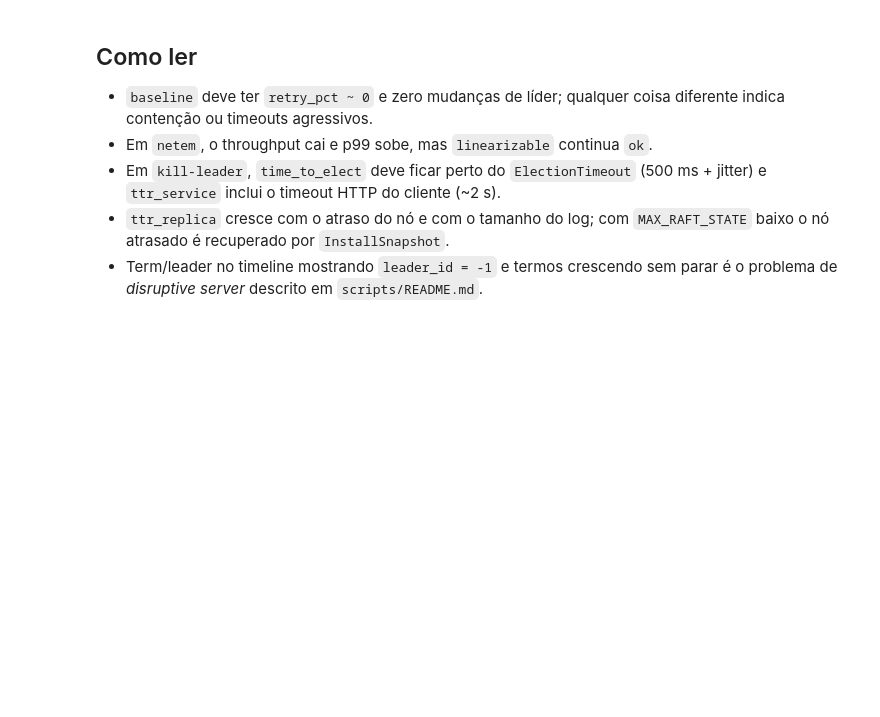
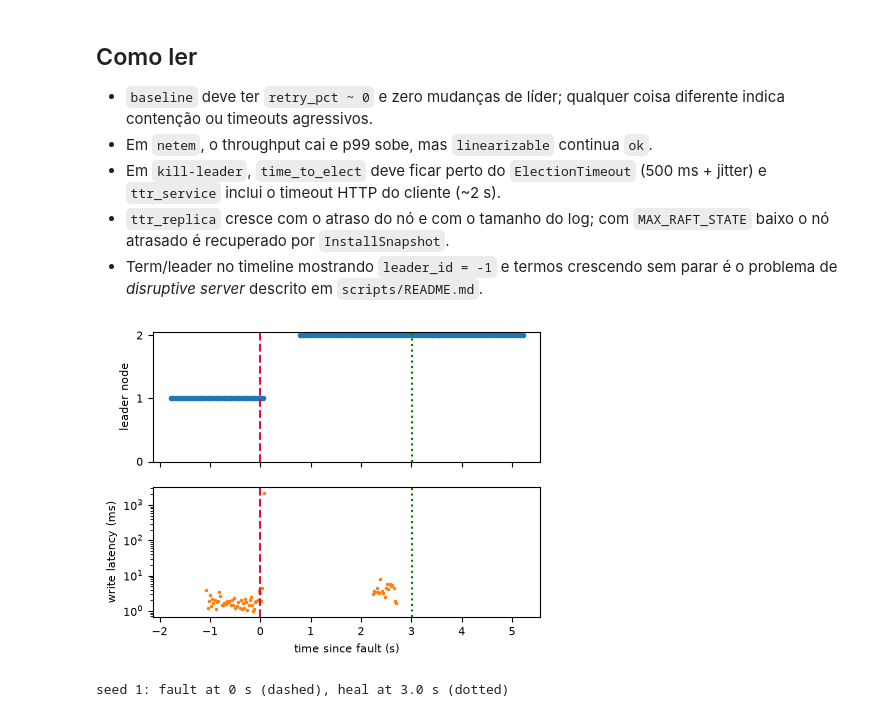
Before and after one commit to Everton-Colombo/6.824-labs, a Jupyter notebook: scripts/analysis.ipynb, the cells around one changed output. Cells and saved outputs as stored; diff of their text form; code cells hidden in the pictures; blank space fills up the shorter version.

```diff
--- a/scripts/analysis.ipynb
+++ b/scripts/analysis.ipynb
@@ -122,5 +137,5 @@ else:
 # %%
-SCENARIO = "kill-leader"   # any directory under scripts/experiments/
+SCENARIO = "kill-leader-n3"   # any directory under scripts/experiments/
 
 def latest_per_seed(prefix):
     """Newest `prefix-<seed>.csv` (fallback: `prefix.csv`), or None."""
@@ -178,3 +193,33 @@ if pr_path:
   `MAX_RAFT_STATE` baixo o nó atrasado é recuperado por `InstallSnapshot`.
 * Term/leader no timeline mostrando `leader_id = -1` e termos crescendo sem
   parar é o problema de *disruptive server* descrito em `scripts/README.md`.
+# %%
+# Report figure: the kill-leader-n3 seed with the median time-to-elect
+kill = EXP / "kill-leader-n3"
+sm = pd.read_csv(kill / "summary.csv")
+row = sm.sort_values("time_to_elect_ms").iloc[len(sm) // 2]
+seed, fault = int(row["seed"]), row["fault_unix_ms"]
+heal = (row["heal_unix_ms"] - fault) / 1000
+tl = pd.read_csv(kill / f"timeline-{seed}.csv")
+pr = pd.read_csv(kill / f"probe-{seed}.csv")
+tl["t"] = (tl["t_ms"] - fault) / 1000
+pr["t"] = (pr["start_ns"] / 1e6 - fault) / 1000
+lead = tl[tl["is_leader"]]
+
+fig, axes = plt.subplots(2, 1, figsize=(5, 3.7), sharex=True)
+axes[0].plot(lead["t"], lead["node"], ".", color="C0")
+axes[0].set(ylabel="leader node", yticks=sorted(tl["node"].unique()))
+axes[1].plot(pr["t"], pr["lat_ms"], ".", ms=3, color="C1")
+axes[1].set(yscale="log", ylabel="write latency (ms)", xlabel="time since fault (s)")
+for ax in axes:
+    ax.axvline(0, color="crimson", ls="--")
+    ax.axvline(heal, color="green", ls=":")
+
+figs = root / "docs" / "report" / "figs"
+figs.mkdir(parents=True, exist_ok=True)
+fig.savefig(figs / "kill-leader-n3.pdf", bbox_inches="tight")
+plt.show()
+print(f"seed {seed}: fault at 0 s (dashed), heal at {heal:.1f} s (dotted)")
+# %% [output]
+[figure, added]
+seed 1: fault at 0 s (dashed), heal at 3.0 s (dotted)
```
Also changed, not shown: parts of 5 cells of this notebook.
